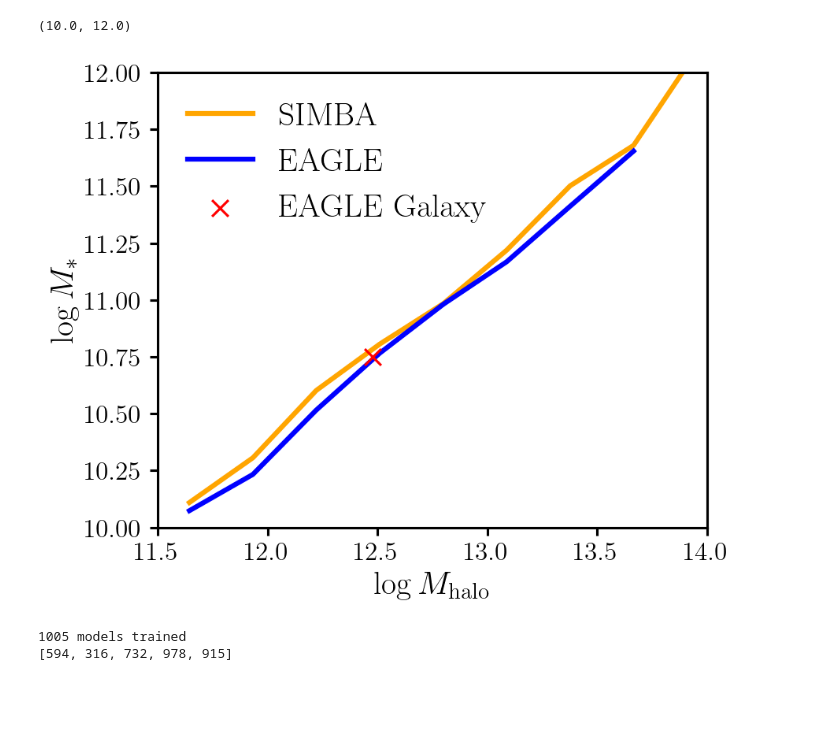
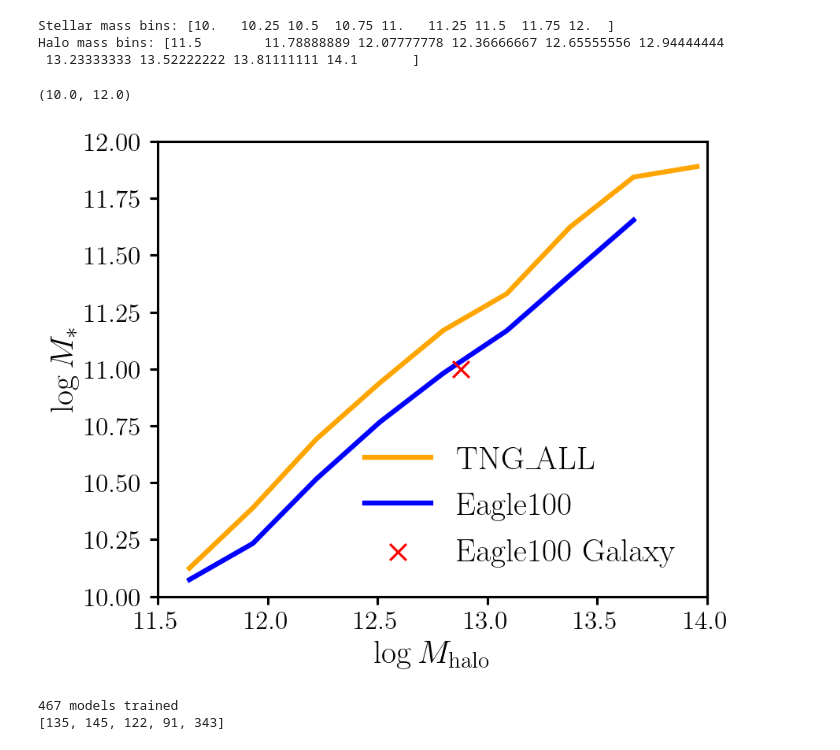
Before and after one commit to galactic-ai/haloflow, a Jupyter notebook: bin/npe/smhr.ipynb, the cells around one changed output. Cells and saved outputs as stored; diff of their text form; code cells hidden in the pictures; blank space fills up the shorter version.

```diff
--- a/bin/npe/smhr.ipynb
+++ b/bin/npe/smhr.ipynb
@@ -23,30 +26,55 @@ rng = np.random.default_rng(42)
 hm_bins = np.linspace(11.5, 14.1, 10)
 hm_bin_centers = 0.5 * (hm_bins[1:] + hm_bins[:-1])
 
-sm_bins = np.arange(10, 12.1, 0.5)
+sm_bins = np.arange(10, 12.1, 0.25)
 sm_bin_centers = 0.5 * (sm_bins[1:] + sm_bins[:-1])
+
+print(f'Stellar mass bins: {sm_bins}')
+print(f'Halo mass bins: {hm_bins}')
+# %% [output]
+Stellar mass bins: [10.   10.25 10.5  10.75 11.   11.25 11.5  11.75 12.  ]
+Halo mass bins: [11.5        11.78888889 12.07777778 12.36666667 12.65555556 12.94444444
+ 13.23333333 13.52222222 13.81111111 14.1       ]
 # %%
-y_SIMBA, _ = D.hf2_centrals('test', 'mags', sim='Simba100', version=1)
+y_SIMBA, _ = D.hf2_centrals('test', 'mags', sim=train_sim, version=1)
 sm_SIMBA = y_SIMBA[:, 0]
 hm_SIMBA = y_SIMBA[:, 1]
 
+
+# only for plotting
 median_sm_SIMBA = []
-std_hm_SIMBA = []
 
 for lo, hi in zip(hm_bins[:-1], hm_bins[1:]):
     in_bin = (hm_SIMBA >= lo) & (hm_SIMBA < hi)
     median_sm_SIMBA.append(np.median(sm_SIMBA[in_bin]))
 
+# for doing the "standard method"
+median_hm_SIMBA = []
+sig_hm_SIMBA = []
 
 for lo, hi in zip(sm_bins[:-1], sm_bins[1:]):
     in_bin = (sm_SIMBA >= lo) & (sm_SIMBA < hi)
-    std_hm_SIMBA.append(np.std(hm_SIMBA[in_bin]))
-std_hm_SIMBA = np.array(std_hm_SIMBA)
+    if in_bin.any():
+        median_hm_SIMBA.append(np.median(hm_SIMBA[in_bin]))
+        q16, q84 = np.quantile(hm_SIMBA[in_bin], [0.16, 0.84])
+        sig_hm_SIMBA.append(0.5 * (q84 - q16))
+    else:
+        median_hm_SIMBA.append(np.nan)
+        sig_hm_SIMBA.append(np.nan)
+
+median_hm_SIMBA = np.array(median_hm_SIMBA)
+sig_hm_SIMBA = np.array(sig_hm_SIMBA)
+
+m = np.isfinite(median_hm_SIMBA) & np.isfinite(sig_hm_SIMBA)
+s_grid = sm_bin_centers[m]
+mu_grid = median_hm_SIMBA[m]
+sig_grid = sig_hm_SIMBA[m]
 # %%
-y_EAGLE, X_EAGLE = D.hf2_centrals('test', 'mags', sim='Eagle100', version=1)
+y_EAGLE, X_EAGLE = D.hf2_centrals('test', 'mags', sim=test_sim, version=1)
 sm_EAGLE = y_EAGLE[:, 0]
 hm_EAGLE = y_EAGLE[:, 1]
 
+# only for plotting
 median_sm_EAGLE = []
 
 for lo, hi in zip(hm_bins[:-1], hm_bins[1:]):
@@ -54,31 +82,30 @@ for lo, hi in zip(hm_bins[:-1], hm_bins[1:]):
     median_sm_EAGLE.append(np.median(sm_EAGLE[in_bin]))
 # %%
 # find one EAGLE galaxy at log M* of 10.75
-sample_galaxy = np.argmin(np.abs(sm_EAGLE - 10.75))
+sample_galaxy = np.argmin(np.abs(sm_EAGLE - 11))
 sample_hm = hm_EAGLE[sample_galaxy]
 sample_sm = sm_EAGLE[sample_galaxy]
 # %%
 fig, ax = plt.subplots(figsize=(6, 5), dpi=150)
 
-ax.plot(hm_bin_centers, median_sm_SIMBA, label='SIMBA', lw=3, color='orange')
-ax.plot(hm_bin_centers, median_sm_EAGLE, label='EAGLE', lw=3, color='blue')
+ax.plot(hm_bin_centers, median_sm_SIMBA, label=train_sim, lw=3, color='orange')
+ax.plot(hm_bin_centers, median_sm_EAGLE, label=test_sim, lw=3, color='blue')
 
 # plot a scatter x at the sample galaxy
-ax.scatter(sample_hm, sample_sm, color='red', s=100, marker='x', label='EAGLE Galaxy', zorder=5)
-
+ax.scatter(sample_hm, sample_sm, color='red', s=100, marker='x', label=f'{test_sim} Galaxy', zorder=5)
 ax.set_xlabel(r'$\log M_\mathrm{halo}$')
 ax.set_ylabel(r'$\log M_*$')
 ax.legend()
 
 ax.set_xlim(11.5, 14)
 ax.set_ylim(10, 12)
 # %% [output]
 (10.0, 12.0)
-[figure, old version]
+[figure, new version]
 # %%
 # load SIMBA NPE (only mags)
 qphis = read_best_ndes(
-            'h2.v1.Simba100.mags',
+            f'h2.v1.{train_sim}.mags',
             n_ensemble=5, device='cpu',
             dat_dir='../../data/hf2/npe', verbose=True)
 
@@ -90,10 +117,10 @@ X_test_torch = torch.tensor(X_EAGLE, dtype=torch.float32, device='cpu')
 # Pre-allocate memory
 num_test_samples = len(Y_test_torch)
 ranks = np.empty((num_test_samples, Y_test_torch.shape[1]), dtype=np.float32)
-y_nde_Eagle_mags = np.empty((num_test_samples, n_samples, Y_test_torch.shape[1]), dtype=np.float32)
+y_nde_Eagle_mags_unweighted = np.empty((num_test_samples, n_samples, Y_test_torch.shape[1]), dtype=np.float32)
 
 # Sample in batches to optimize performance
-with tqdm(total=num_test_samples, desc="Validating NPE") as pbar:
+with tqdm(total=num_test_samples, desc=f"Validating NPE for {test_sim}") as pbar:
     for i in range(num_test_samples):
         y_samp = torch.cat([
             qphi.sample((n_samples // len(qphis),), x=X_test_torch[i], show_progress_bars=False)
@@ -104,17 +131,19 @@ with tqdm(total=num_test_samples, desc="Validating NPE") as pbar:
         ranks[i] = (y_samp < Y_test_torch[i]).float().mean(dim=0).cpu().numpy()
 
         # Store samples efficiently
-        y_nde_Eagle_mags[i] = y_samp.cpu().numpy()
+        y_nde_Eagle_mags_unweighted[i] = y_samp.cpu().numpy()
         pbar.update(1)
 
+
+
 # weight the nde samples
-y_nde_Eagle_mags = weight_nde(y_nde_Eagle_mags, 'Eagle100')
+y_nde_Eagle_mags = weight_nde(y_nde_Eagle_mags_unweighted, train_sim)
 
 # get the posterior median and 1-sigma intervals
 y_nde_Eagle_q0, y_nde_Eagle_q1, y_nde_Eagle_q2 = np.quantile(y_nde_Eagle_mags, [0.16, 0.5, 0.84], axis=1)
 # %% [output]
-1005 models trained
-[594, 316, 732, 978, 915]
+467 models trained
+[135, 145, 122, 91, 343]
 # %%
 print("Precision Metric (NDE only): ",
       np.median(0.5 * (y_nde_Eagle_q2[:, 1] - y_nde_Eagle_q0[:, 1])), " dex")
```
Also changed, not shown: parts of 21 cells of this notebook, 2 other files.
